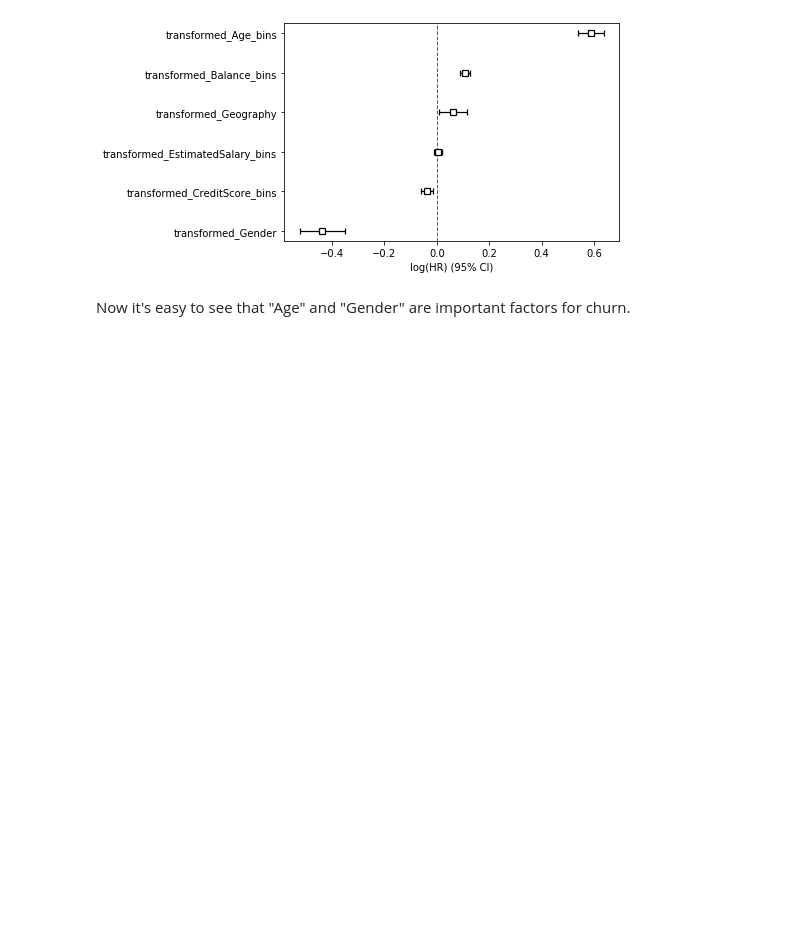
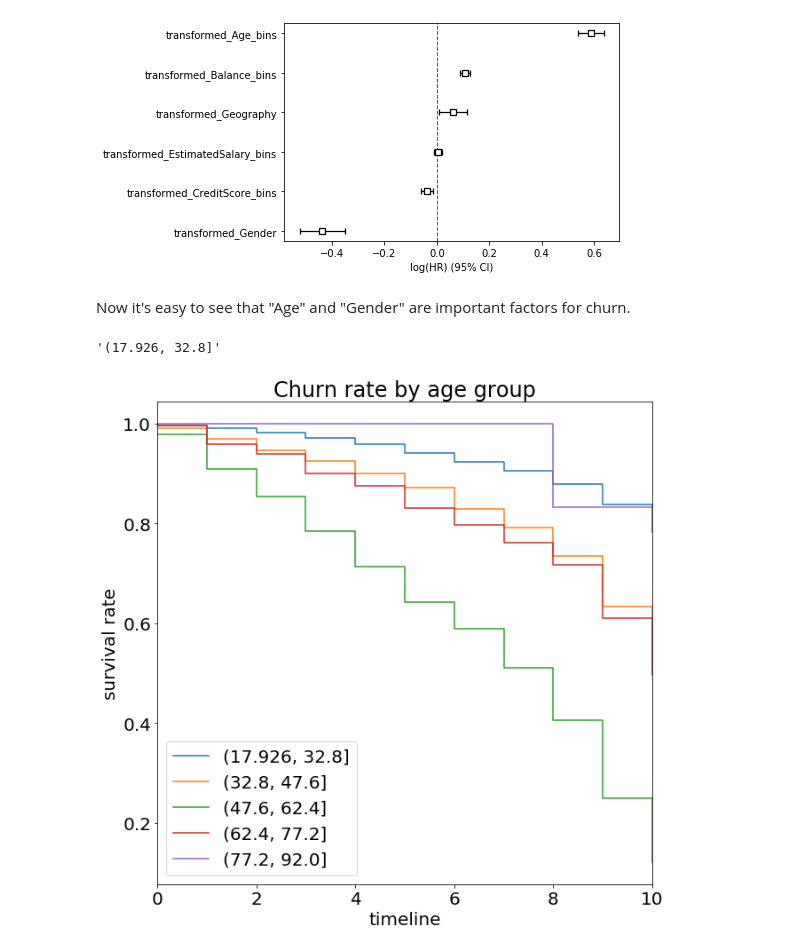
Before and after one commit to bbchen33/Data-Science, a Jupyter notebook: Bank_churn_survival_analysis.ipynb, the cells around one changed output. Cells and saved outputs as stored; diff of their text form; code cells hidden in the pictures; blank space fills up the shorter version.

```diff
--- a/Bank_churn_survival_analysis.ipynb
+++ b/Bank_churn_survival_analysis.ipynb
@@ -202,3 +202,21 @@ cph.plot()
 [figure]
 # %% [markdown]
 Now it's easy to see that "Age" and "Gender" are important factors for churn.
+# %%
+str(sorted(df.Age_bins.value_counts().index)[0]) # will use this to label the survival curve
+# %% [output]
+'(17.926, 32.8]'
+# %%
+kmf = KaplanMeierFitter()
+plt.figure(figsize = (10,10))
+ax = plt.subplot()
+groups = df['Age_bins']
+plt.ylabel('survival rate')
+plt.title('Churn rate by age group')
+plt.rcParams.update({'font.size':20})
+for i in range(5):
+  age_bin = (groups == sorted(df.Age_bins.value_counts().index)[i])
+  kmf.fit(df.Tenure[age_bin], df.Exited[age_bin], label = str(sorted(df.Age_bins.value_counts().index)[i]))
+  ax = kmf.plot(ax = ax, ci_show = False)
+# %% [output]
+[figure, added]
```
Also changed, not shown: parts of 10 cells of this notebook.
